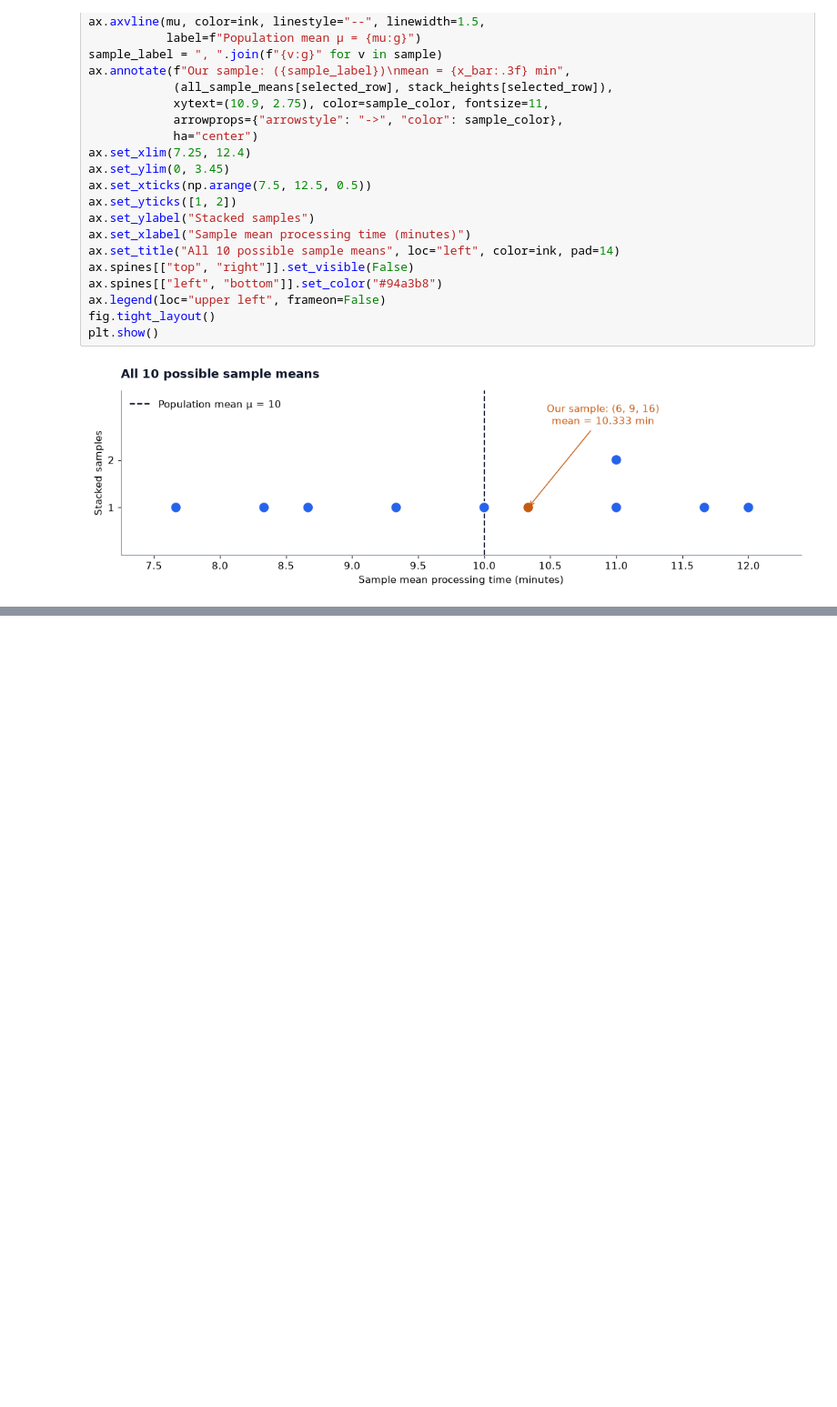
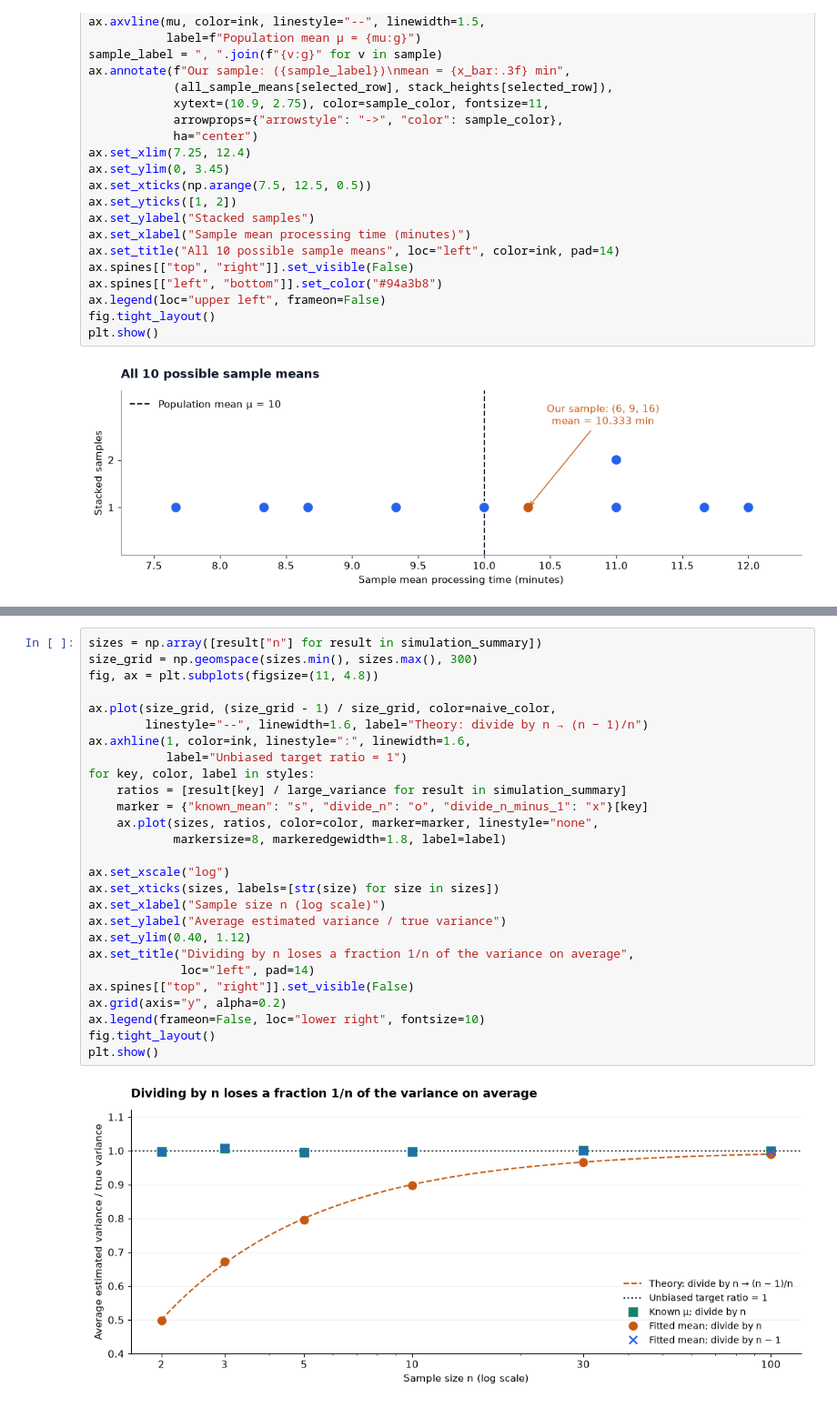
Before and after one commit to febrilputra/public-statistics-basics-to-advances, a Jupyter notebook: 1_Statistics_Fundamental_Concept/population_vs_sample_statistics.ipynb, the cells around one changed output, grey strips where cells are left out. Shown at 91% size. Cells and saved outputs as stored; diff of their text form; blank space fills up the shorter version.

```diff
--- a/1_Statistics_Fundamental_Concept/population_vs_sample_statistics.ipynb
+++ b/1_Statistics_Fundamental_Concept/population_vs_sample_statistics.ipynb
@@ -369,0 +672,29 @@ worked calculations above continue to describe the original sample $(6,9,16)$.
+# %%
+sizes = np.array([result["n"] for result in simulation_summary])
+size_grid = np.geomspace(sizes.min(), sizes.max(), 300)
+fig, ax = plt.subplots(figsize=(11, 4.8))
+
+ax.plot(size_grid, (size_grid - 1) / size_grid, color=naive_color,
+        linestyle="--", linewidth=1.6, label="Theory: divide by n → (n − 1)/n")
+ax.axhline(1, color=ink, linestyle=":", linewidth=1.6,
+           label="Unbiased target ratio = 1")
+for key, color, label in styles:
+    ratios = [result[key] / large_variance for result in simulation_summary]
+    marker = {"known_mean": "s", "divide_n": "o", "divide_n_minus_1": "x"}[key]
+    ax.plot(sizes, ratios, color=color, marker=marker, linestyle="none",
+            markersize=8, markeredgewidth=1.8, label=label)
+
+ax.set_xscale("log")
+ax.set_xticks(sizes, labels=[str(size) for size in sizes])
+ax.set_xlabel("Sample size n (log scale)")
+ax.set_ylabel("Average estimated variance / true variance")
+ax.set_ylim(0.40, 1.12)
+ax.set_title("Dividing by n loses a fraction 1/n of the variance on average",
+             loc="left", pad=14)
+ax.spines[["top", "right"]].set_visible(False)
+ax.grid(axis="y", alpha=0.2)
+ax.legend(frameon=False, loc="lower right", fontsize=10)
+fig.tight_layout()
+plt.show()
+# %% [output]
+[figure, added]
```
Also changed, not shown: parts of 15 cells of this notebook, 1 other file.
